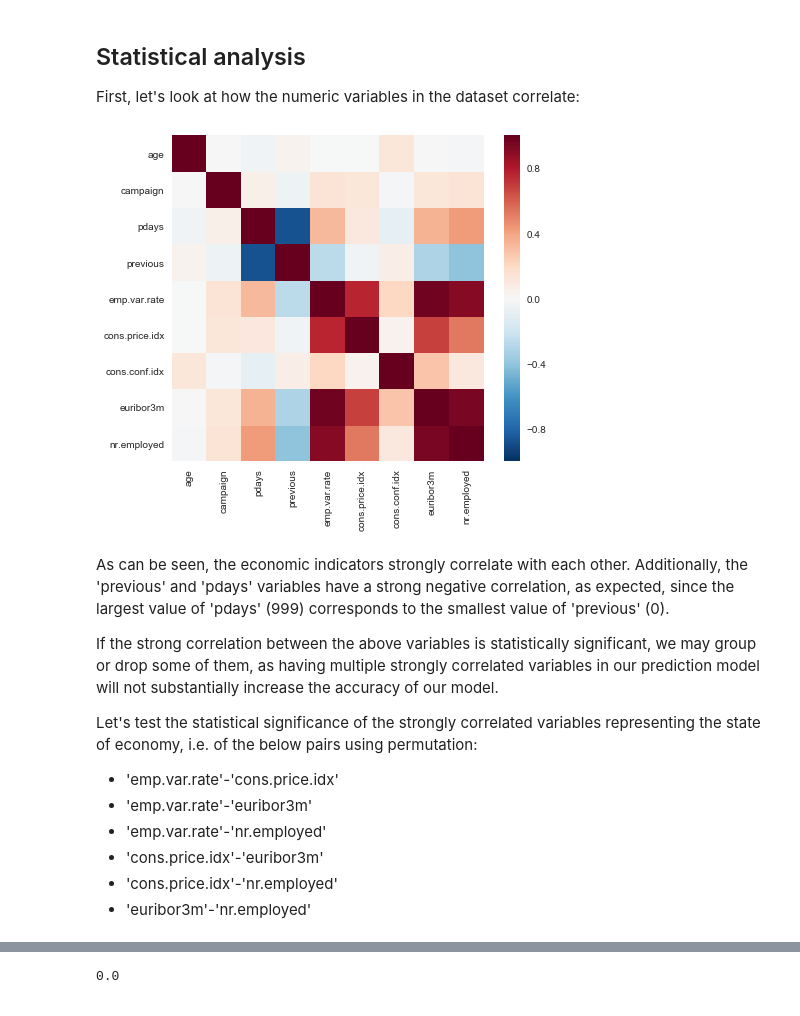
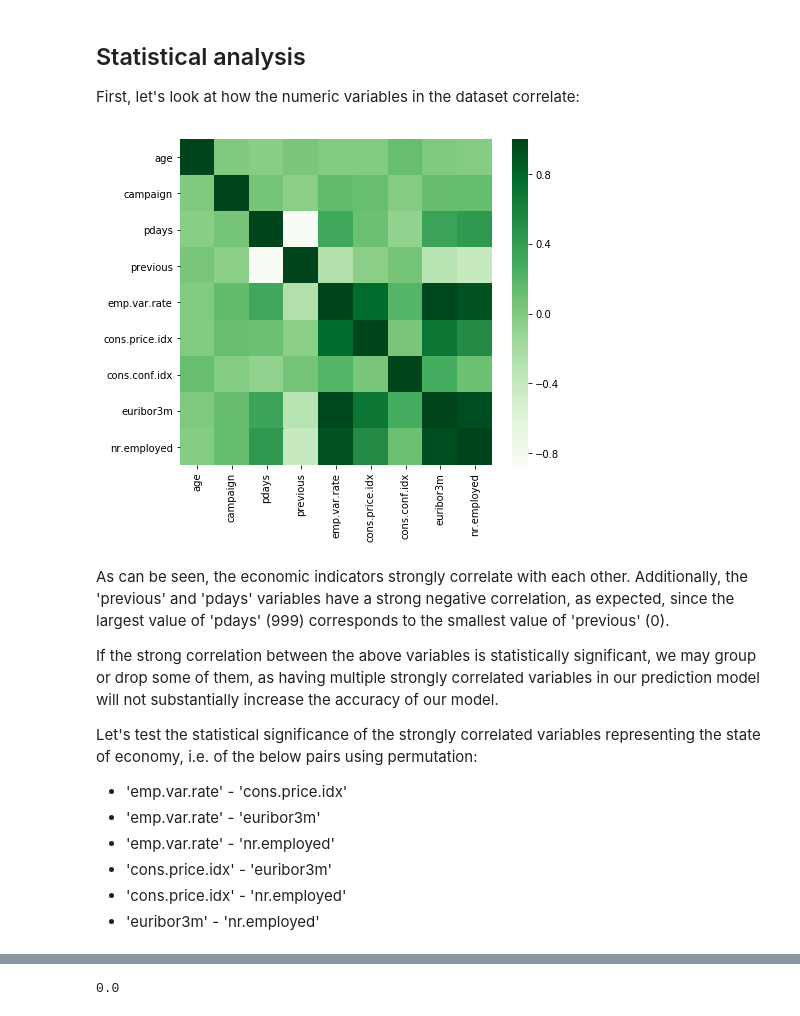
Before and after one commit to mamnunam/Springboard_Data_Science_track, a Jupyter notebook: Capstone_1/Capstone_project_1.ipynb, the cells around one changed output, grey strips where cells are left out. Saved outputs shown, nothing was run; the diff lists cells and outputs as text; code cells hidden in the pictures.

```diff
--- a/Capstone_1/Capstone_project_1.ipynb
+++ b/Capstone_1/Capstone_project_1.ipynb
@@ -518,12 +517,12 @@ First, let's look at how the numeric variables in the dataset correlate:
 # %%
 #Calculate correlations between numeric features
 correlations = df_cleaned.corr()
 #Make the figsize 7 x 6
 plt.figure(figsize=(7,6))
 #Plot heatmap of correlations
-_ = sns.heatmap(correlations)
+_ = sns.heatmap(correlations, cmap="Greens")
 # %% [output]
-[figure, old version]
+[figure, new version]
 # %% [markdown]
 As can be seen, the economic indicators strongly correlate with each other. Additionally, the 'previous' and 'pdays' variables have a strong negative correlation, as expected, since the largest value of 'pdays' (999) corresponds to the smallest value of 'previous' (0).
 
@@ -531,12 +530,12 @@ If the strong correlation between the above variables is statistically significa
 
 Let's test the statistical significance of the strongly correlated variables representing the state of economy, i.e. of the below pairs using permutation:
 
-- 'emp.var.rate'-'cons.price.idx'
-- 'emp.var.rate'-'euribor3m'
-- 'emp.var.rate'-'nr.employed'
-- 'cons.price.idx'-'euribor3m'
-- 'cons.price.idx'-'nr.employed'
-- 'euribor3m'-'nr.employed'
+- 'emp.var.rate' - 'cons.price.idx'
+- 'emp.var.rate' - 'euribor3m'
+- 'emp.var.rate' - 'nr.employed'
+- 'cons.price.idx' - 'euribor3m'
+- 'cons.price.idx' - 'nr.employed'
+- 'euribor3m' - 'nr.employed'
 # %%
 #Defining the permutation function
 def perm_sample(data):
```
Also changed, not shown: parts of 26 cells of this notebook, 1 other file.
